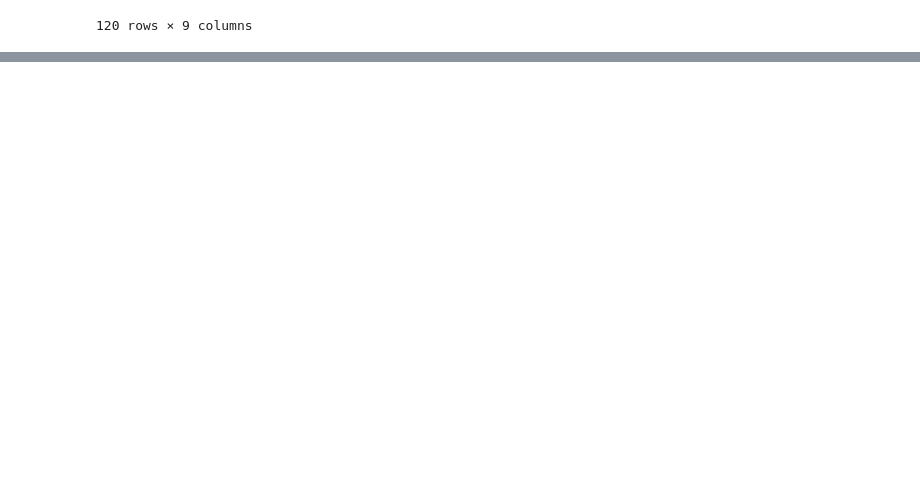
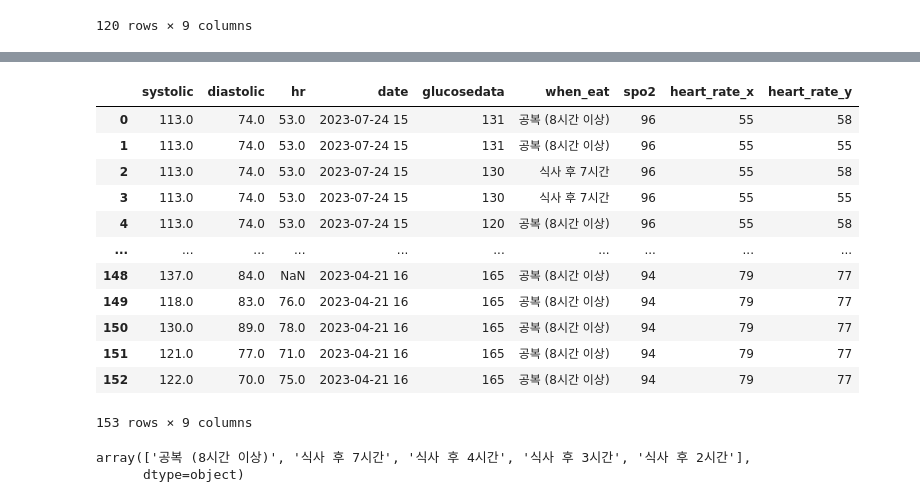
Before and after one commit to GitHayang/python, a Jupyter notebook: 미완성/healthData.ipynb, the cells around one changed output, grey strips where cells are left out. Cells and saved outputs as stored; diff of their text form; code cells hidden in the pictures; blank space fills up the shorter version.

```diff
--- a/미완성/healthData.ipynb
+++ b/미완성/healthData.ipynb
@@ -183,0 +300,5 @@ simbaksuData
+# %%
+simbaksuCol = ['heart_rate', 'date']
+# %%
+tarSimbaksu = simbaksuData[simbaksuCol]
+tarSimbaksu
@@ -183,0 +419,17 @@ simbaksuData
+# %%
+mergedData = pd.merge(left = dangAp, right = sansoSimbak, on = 'date', how='inner')
+mergedData
+# %% [output]
+|  | systolic | diastolic | hr | date | glucosedata | when_eat | spo2 | heart_rate_x | heart_rate_y |
+| 0 | 113.0 | 74.0 | 53.0 | 2023-07-24 15 | 131 | 공복 (8시간 이상) | 96 | 55 | 58 |
+| 1 | 113.0 | 74.0 | 53.0 | 2023-07-24 15 | 131 | 공복 (8시간 이상) | 96 | 55 | 55 |
+| 2 | 113.0 | 74.0 | 53.0 | 2023-07-24 15 | 130 | 식사 후 7시간 | 96 | 55 | 58 |
+| 3 | 113.0 | 74.0 | 53.0 | 2023-07-24 15 | 130 | 식사 후 7시간 | 96 | 55 | 55 |
+| 4 | 113.0 | 74.0 | 53.0 | 2023-07-24 15 | 120 | 공복 (8시간 이상) | 96 | 55 | 58 |
+| ... | ... | ... | ... | ... | ... | ... | ... | ... | ... |
+| 148 | 137.0 | 84.0 | NaN | 2023-04-21 16 | 165 | 공복 (8시간 이상) | 94 | 79 | 77 |
+| 149 | 118.0 | 83.0 | 76.0 | 2023-04-21 16 | 165 | 공복 (8시간 이상) | 94 | 79 | 77 |
+| 150 | 130.0 | 89.0 | 78.0 | 2023-04-21 16 | 165 | 공복 (8시간 이상) | 94 | 79 | 77 |
+| 151 | 121.0 | 77.0 | 71.0 | 2023-04-21 16 | 165 | 공복 (8시간 이상) | 94 | 79 | 77 |
+| 152 | 122.0 | 70.0 | 75.0 | 2023-04-21 16 | 165 | 공복 (8시간 이상) | 94 | 79 | 77 |
+153 rows × 9 columns
@@ -183,0 +438,5 @@ simbaksuData
+# %%
+mergedData['when_eat'].unique()
+# %% [output]
+array(['공복 (8시간 이상)', '식사 후 7시간', '식사 후 4시간', '식사 후 3시간', '식사 후 2시간'],
+      dtype=object)
```
Also changed, not shown: parts of 41 cells of this notebook.
